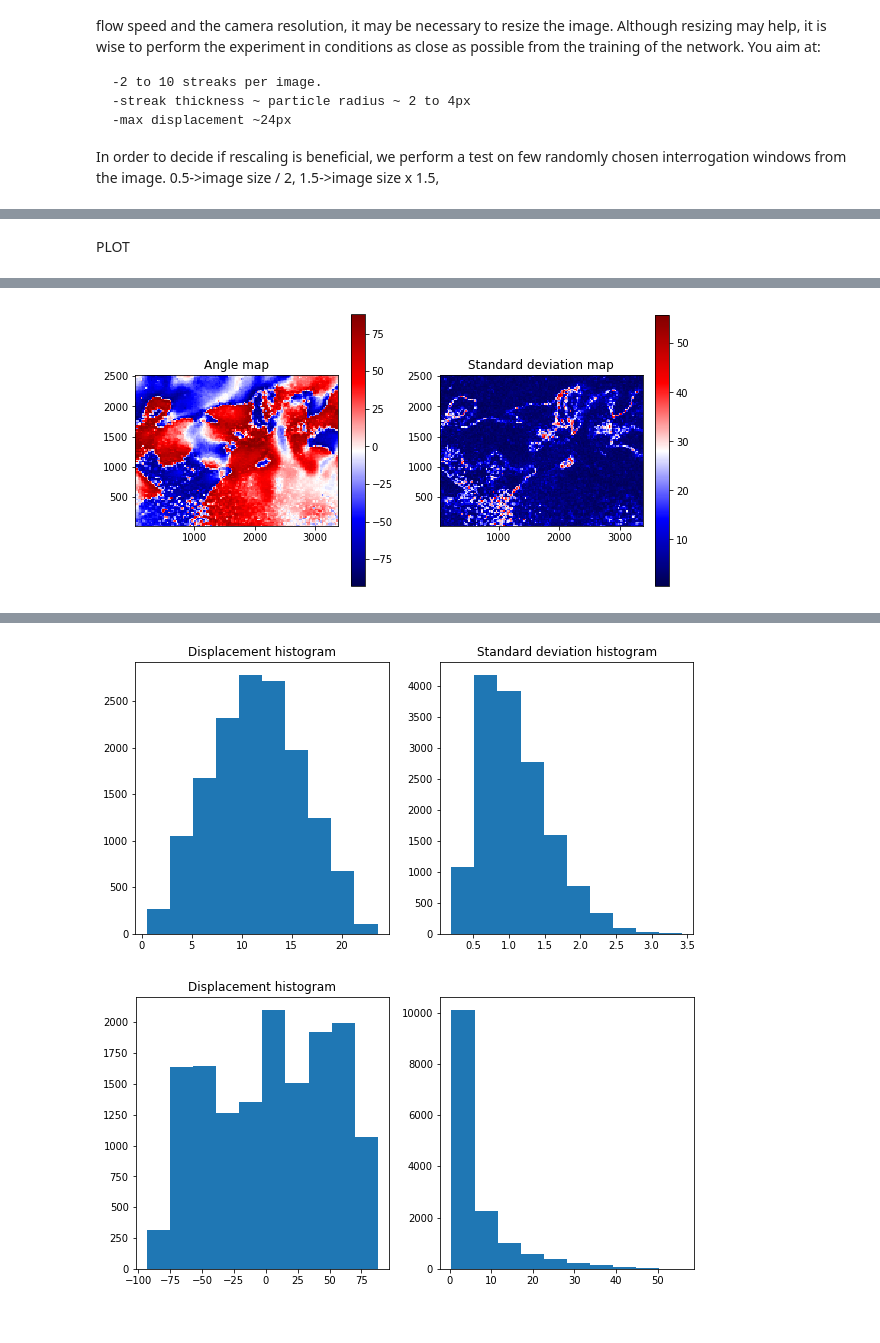
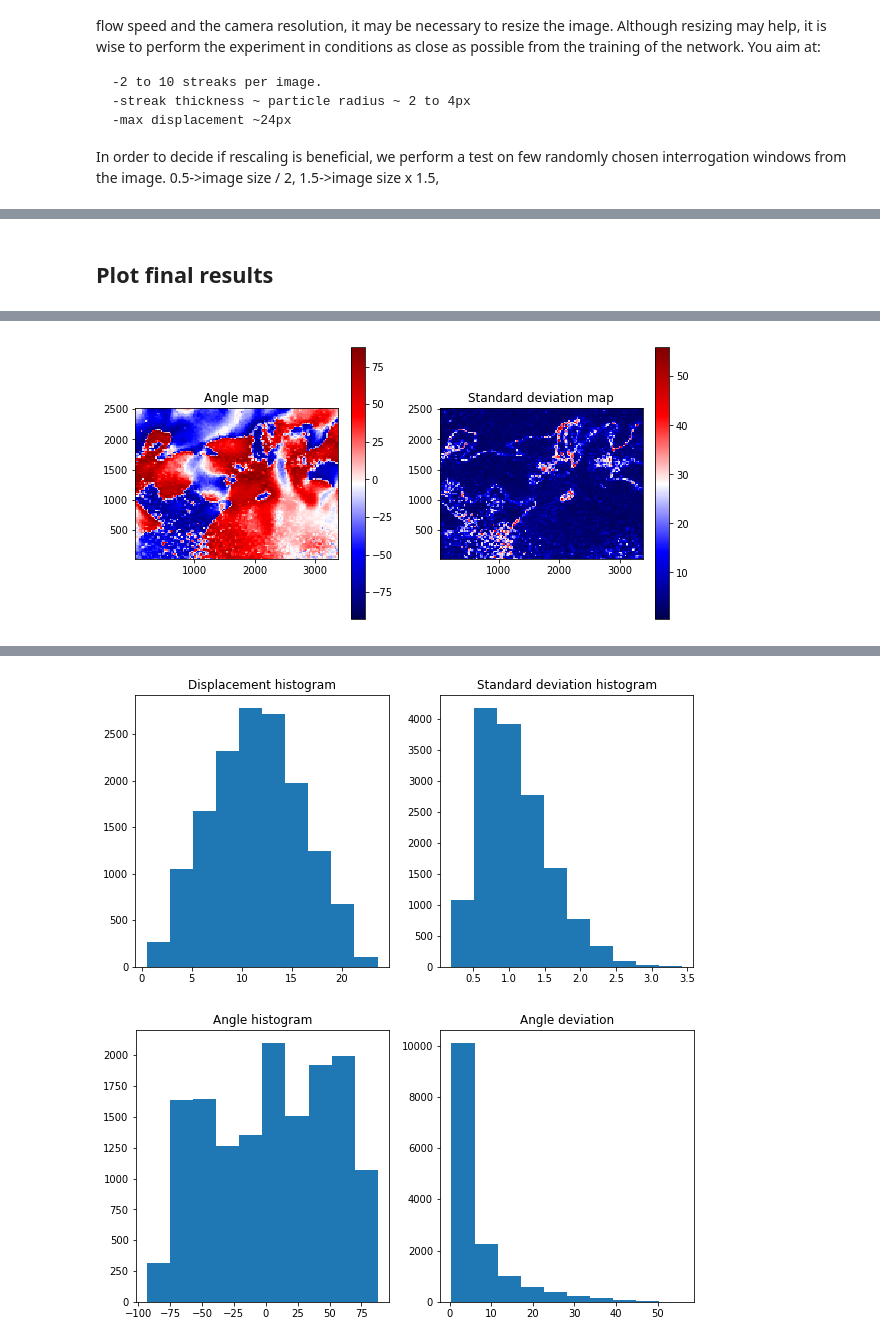
Before and after one commit to agrayver/streakcnn, a Jupyter notebook: apply_CNN_to_experiment_image_pytorch.ipynb, the cells around one changed output, grey strips where cells are left out. Saved outputs shown, nothing was run; the diff lists cells and outputs as text; code cells hidden in the pictures.

```diff
--- a/apply_CNN_to_experiment_image_pytorch.ipynb
+++ b/apply_CNN_to_experiment_image_pytorch.ipynb
@@ -79,8 +78,6 @@ In order to decide if rescaling is beneficial, we perform a test on few randomly
 # %%
 scaling=[0.5,1,1.5]
 nTestSubwindows=3
-
-
 
 interrogationWindows=np.empty(shape=(len(scaling),nTestSubwindows,1,\
                                      CNN_width,CNN_height))
@@ -100,13 +97,12 @@ for i in range(len(scaling)):
 
         count+=1
 
-
-
 for i in range(len(scaling)):
     imagesTOprocess[:,0,:,:]=interrogationWindows[i,:,0,:,:]
 
+    inputs = torch.from_numpy(np.array(imagesTOprocess) / 255).type(torch.FloatTensor)
+    inputs = inputs.to(device)
 
-    xSet = torch.from_numpy(np.array(imagesTOprocess) / 255).type(torch.FloatTensor)
     prediction=np.zeros((n_ensemble_members,imagesTOprocess.shape[0],2))
     averagedPrediction=np.zeros((imagesTOprocess.shape[0],2))
 
@@ -115,18 +111,11 @@ for i in range(len(scaling)):
         net = net_ensemble[n]
         net.eval()
 
+        net_outputs = net(inputs)
+        if 'cuda' in device.type:
+            net_outputs = net_outputs.cpu()
 
-        # Forward pass
-        val_outputs = net(xSet)
-        #prediction.append(scaler.inverse_transform(val_outputs.data.numpy()))
-
-
-        if 'cuda' in device.type:
-            val_outputs = net_outputs.cpu()
-
-        prediction[n,:,:]=scaler.inverse_transform(val_outputs.data.numpy())
-
-
+        prediction[n,:,:]=scaler.inverse_transform(net_outputs.data.numpy())
         averagedPrediction += prediction[n,:,:]
 
     elapsed_time = time.time() - start_time
@@ -266,7 +261,6 @@ Testing finished, took 79.5814s. 0.13 images/sec.
-# %% [markdown]
-PLOT
+# %% [markdown]
+## Plot final results
 # %%
-#FIGURES
 figDisplacement=figure(figsize=(10,5))
 
 if applyEnsemble:
@@ -285,7 +279,6 @@ else:
     title('Displacement map using only network #{}'.format(n))
     pcolormesh(x,y,displacement,cmap='inferno')
     axis('scaled')
-#figDisplacement.set_size_inches(np.array(fig.get_size_inches()) * 3)
 show()
 
 
@@ -306,7 +299,6 @@ else:
     title('Angle map using only network #{}'.format(n))
     pcolormesh(x,y,angle,cmap='inferno')
     axis('scaled')
-#figAngle.set_size_inches(np.array(fig.get_size_inches()) * 3)
 show()
 
 
@@ -327,15 +319,14 @@ figstdAngle=figure(figsize=(10,5))
 if applyEnsemble:
     subplot(1,2,1)
     hAngle=hist(angle.flatten())
-    title('Displacement histogram')
+    title('Angle histogram')
     subplot(1,2,2)
     hStd=hist(stdAngle.flatten())
+    title('Angle deviation')
 else:
     title('Displacement histogram using only network #{}'.format(n))
     hAngle=hist(angle.flatten())
     title('Standard deviation histogram')
-
-
 
 fig=figure()
 imshow(np.array(imResized),origin='lower')
@@ -353,9 +344,8 @@ for i in range(0,xy.shape[2]):
         line=patches.Polygon(xy[:,:,i], color = 'y', linewidth = 1)
         ax.add_patch(line)
 
-
 fig.set_size_inches(np.array(fig.get_size_inches()) * 3)
-title('Streaks rcalculated from CNN')
+title('Streaks as predicted by CNN')
 
 outFile=imageFile[:-4]+'_CNN.pdf'
 savefig(outFile)
@@ -368,3 +356,3 @@ Adding an axes using the same arguments as a previous axes currently reuses the
 [figure]
-[figure, old version]
+[figure, new version]
 [figure]
```
Also changed, not shown: parts of 10 cells of this notebook.
